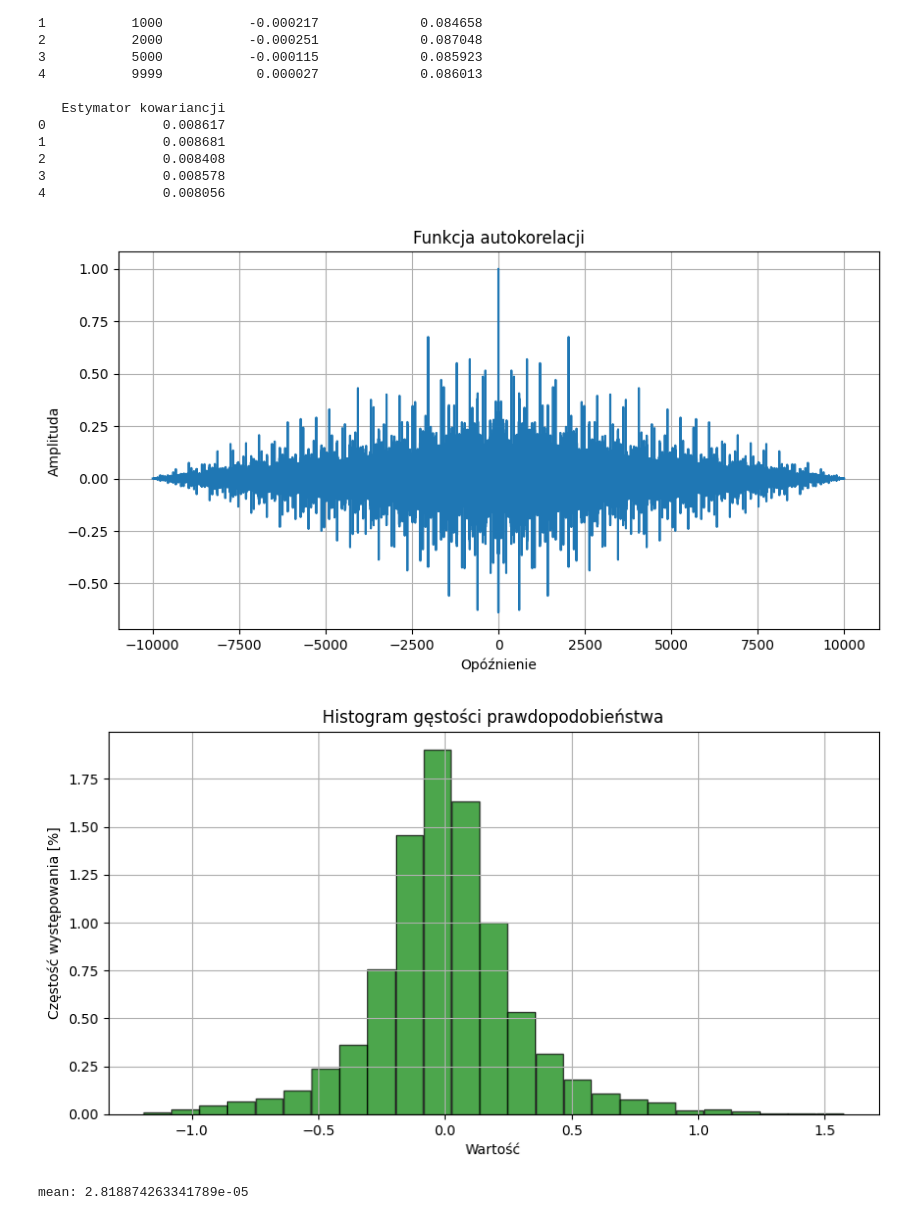
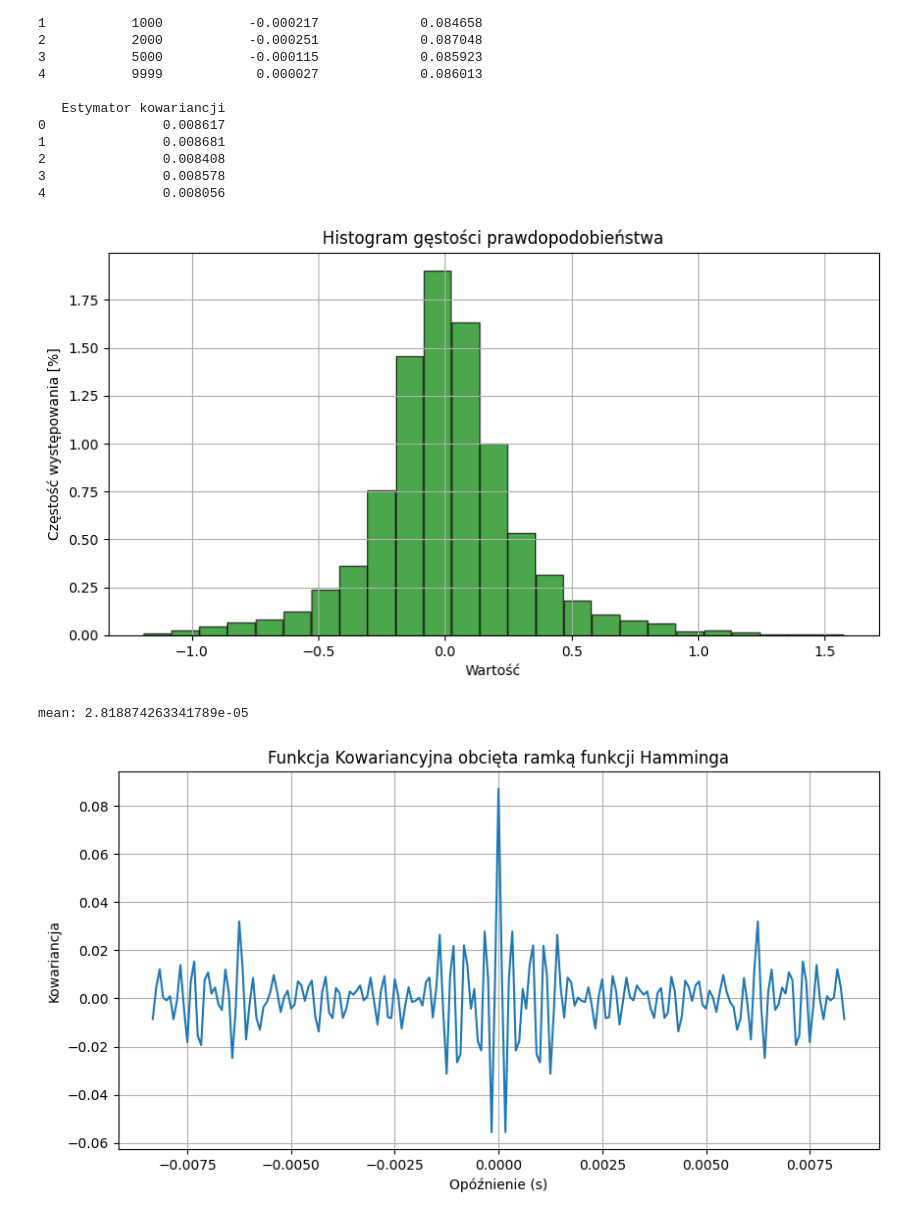
Before and after one commit to NataliaCichonska/PUT-IT, a Jupyter notebook: stochastyczne.ipynb, the cells around one changed output. Cells and saved outputs as stored; diff of their text form; code cells hidden in the pictures.

```diff
--- a/stochastyczne.ipynb
+++ b/stochastyczne.ipynb
@@ -529,21 +529,21 @@ CZESTOTLIWOSC_PROBKOWANIA = 12000
 ILOSC_PROBEK = 10000
 CZAS_TRWANIA = ILOSC_PROBEK / CZESTOTLIWOSC_PROBKOWANIA
 
-# Obliczanie funkcji autokorelacji
-autokorelacja = correlate(numbers, numbers, mode='full')
+# # Obliczanie funkcji autokorelacji
+# autokorelacja = correlate(numbers, numbers, mode='full')
 
-# Normalizacja funkcji autokorelacji (opcjonalnie)
-autokorelacja /= np.max(autokorelacja)
+# # Normalizacja funkcji autokorelacji (opcjonalnie)
+# autokorelacja /= np.max(autokorelacja)
 
-# Tworzenie wykresu funkcji autokorelacji
-czas_autokorelacji = np.arange(-len(numbers)+1, len(numbers))
-plt.figure(figsize=(10, 5))
-plt.plot(czas_autokorelacji, autokorelacja)
-plt.title('Funkcja autokorelacji')
-plt.xlabel('Opóźnienie')
-plt.ylabel('Amplituda')
-plt.grid(True)
-plt.show()
+# # Tworzenie wykresu funkcji autokorelacji
+# czas_autokorelacji = np.arange(-len(numbers)+1, len(numbers))
+# plt.figure(figsize=(10, 5))
+# plt.plot(czas_autokorelacji, autokorelacja)
+# plt.title('Funkcja autokorelacji')
+# plt.xlabel('Opóźnienie')
+# plt.ylabel('Amplituda')
+# plt.grid(True)
+# plt.show()
 
 wykres_gestosci_prawdopodobienstwa(numbers)
 
@@ -551,40 +551,38 @@ numtaps = 31
 warmup = numtaps
 
 K=10000
 K_f = K - warmup
 M = K_f - 100
 data = []
 filtered_numbers = numbers[warmup:]
 filtered_mean = statistics.mean(filtered_numbers)
 print(f"mean: {filtered_mean}")
 
 for j in range(0, 101):
     cov = 0
-
     for i in range(0, K_f - j):
         covariance_product = (numbers[i + warmup] - filtered_mean) * (
             numbers[i + warmup + j] - filtered_mean
         )
         cov += covariance_product
-
     data.append(cov / M)
 
 mantissa = int(str(K)[:2])
 exponent = int(np.log10(K / 10))
 
-# Tworzenie symetrycznych danych
-data_sym = data[::-1] + data[1:]  # Odbicie danych i połączenie z oryginalnymi
-symmetry_axis = np.arange(-len(data)+1, len(data))  # Oś X z ujemnymi i dodatnimi opóźnieniami
+# Creating symmetrical data
+data_sym = data[::-1] + data[1:]
+symmetry_axis = np.arange(-len(data)+1, len(data)) / CZESTOTLIWOSC_PROBKOWANIA
 
-# Wykres symetryczny względem osi Y
+# Plot symmetric with respect to Y axis
 plt.figure(figsize=(10, 5))
 sns.lineplot(x=symmetry_axis, y=data_sym)
 plt.title("Funkcja Kowariancyjna obcięta ramką funkcji Hamminga")
-plt.xlabel("Opóźnienie")
+plt.xlabel("Opóźnienie (s)")
 plt.ylabel("Kowariancja")
 plt.grid(True)
 plt.show()
 # %% [output]
-[figure, old version]
+[figure, new version]
+mean: 2.818874263341789e-05
-[figure, old version]
+[figure, new version]
-mean: 2.818874263341789e-05
```
Also changed, not shown: parts of 8 cells of this notebook.
